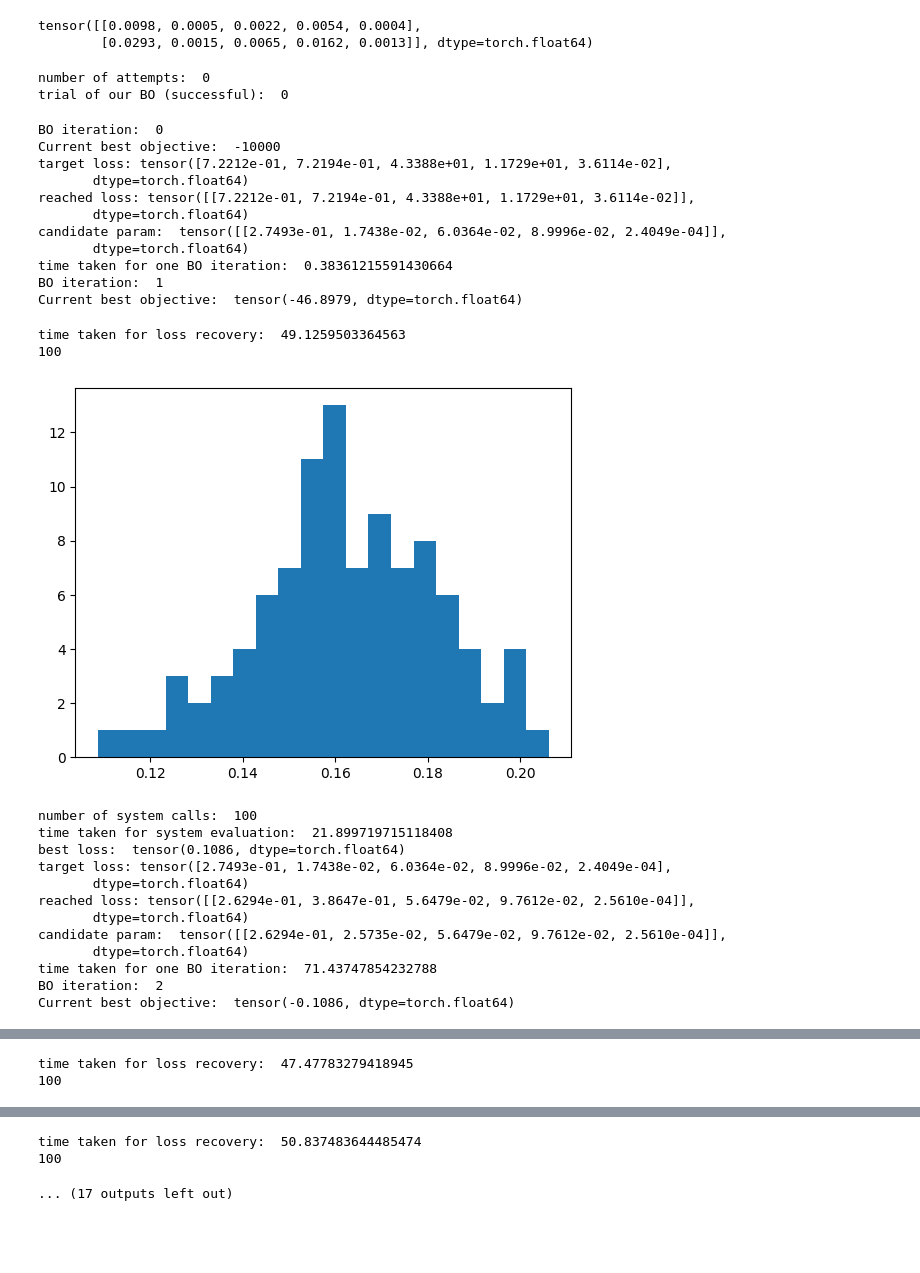
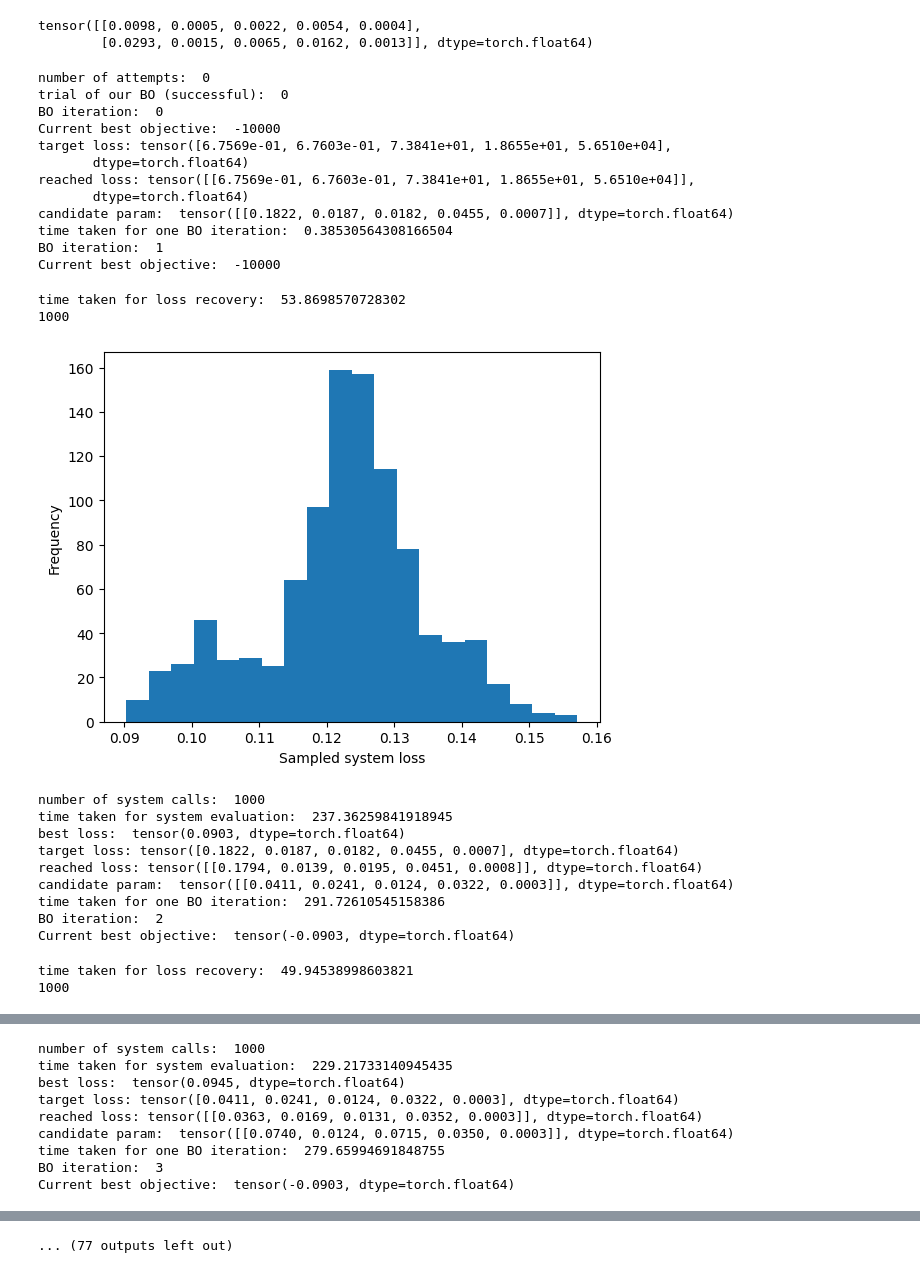
Before and after one commit to chenzhiliang94/AutoAI, a Jupyter notebook: Updated BO with NN.ipynb, the cells around one changed output, grey strips where cells are left out. Saved outputs shown, nothing was run; the diff lists cells and outputs as text; code cells hidden in the pictures; blank space fills up the shorter version.

```diff
--- a/Updated BO with NN.ipynb
+++ b/Updated BO with NN.ipynb
@@ -243,47 +261,45 @@ tensor([[0.0098, 0.0005, 0.0022, 0.0054, 0.0004],
 # %%
 our_bo_trial = 1
 loss_space_bo_all_trials = []
 #lower_bound_local_loss = np.array([[0.04690535], [4.3721084e-05], [0.00128291], [0.00230525], [0.01456002], [4.15571211e-05], [0.00304988], [0.00065909], [0.03127085], [0.11541819], [0.07509221], [0.0516401]]).flatten()l
 for x in range(50):
     print("number of attempts: ", x)
     print("trial of our BO (successful): ", len(loss_space_bo_all_trials))
     if len(loss_space_bo_all_trials) >= our_bo_trial:
         break
 
-    dg_nn.random_initialize_param(5)
+    dg_nn.random_initialize_param(15)
     bounds = torch.tensor([np.array(lower_bound_local_loss) * 1.1, np.array(lower_bound_local_loss) * 10])
-    all_best_losses_ours, best_param = BO_graph_local_loss(dg_nn, bounds, "nn_lookup", samples=100, iteration=10)
+    all_best_losses_ours, best_param = BO_graph_local_loss(dg_nn, bounds, "nn_lookup", samples=1000, iteration=30)
     loss_space_bo_all_trials.append(all_best_losses_ours)
 
 
 loss_space_bo_all_trials = np.array(loss_space_bo_all_trials)
 np.savetxt("result/mnist_testing.csv", loss_space_bo_all_trials)
 # %% [output]
 number of attempts:  0
 trial of our BO (successful):  0
+BO iteration:  0
+Current best objective:  -10000
+target loss: tensor([6.7569e-01, 6.7603e-01, 7.3841e+01, 1.8655e+01, 5.6510e+04],
+       dtype=torch.float64)
+reached loss: tensor([[6.7569e-01, 6.7603e-01, 7.3841e+01, 1.8655e+01, 5.6510e+04]],
+       dtype=torch.float64)
+candidate param:  tensor([[0.1822, 0.0187, 0.0182, 0.0455, 0.0007]], dtype=torch.float64)
+time taken for one BO iteration:  0.38530564308166504
+BO iteration:  1
+Current best objective:  -10000
-BO iteration:  0
-Current best objective:  -10000
-target loss: tensor([7.2212e-01, 7.2194e-01, 4.3388e+01, 1.1729e+01, 3.6114e-02],
-       dtype=torch.float64)
-reached loss: tensor([[7.2212e-01, 7.2194e-01, 4.3388e+01, 1.1729e+01, 3.6114e-02]],
-       dtype=torch.float64)
-candidate param:  tensor([[2.7493e-01, 1.7438e-02, 6.0364e-02, 8.9996e-02, 2.4049e-04]],
-       dtype=torch.float64)
-time taken for one BO iteration:  0.38361215591430664
-BO iteration:  1
-Current best objective:  tensor(-46.8979, dtype=torch.float64)
+time taken for loss recovery:  53.8698570728302
+1000
+[figure, new version]
-time taken for loss recovery:  49.1259503364563
-100
+number of system calls:  1000
+time taken for system evaluation:  237.36259841918945
+best loss:  tensor(0.0903, dtype=torch.float64)
+target loss: tensor([0.1822, 0.0187, 0.0182, 0.0455, 0.0007], dtype=torch.float64)
+reached loss: tensor([[0.1794, 0.0139, 0.0195, 0.0451, 0.0008]], dtype=torch.float64)
+candidate param:  tensor([[0.0411, 0.0241, 0.0124, 0.0322, 0.0003]], dtype=torch.float64)
+time taken for one BO iteration:  291.72610545158386
+BO iteration:  2
+Current best objective:  tensor(-0.0903, dtype=torch.float64)
-[figure, old version]
-number of system calls:  100
-time taken for system evaluation:  21.899719715118408
-best loss:  tensor(0.1086, dtype=torch.float64)
-target loss: tensor([2.7493e-01, 1.7438e-02, 6.0364e-02, 8.9996e-02, 2.4049e-04],
-       dtype=torch.float64)
-reached loss: tensor([[2.6294e-01, 3.8647e-01, 5.6479e-02, 9.7612e-02, 2.5610e-04]],
-       dtype=torch.float64)
-candidate param:  tensor([[2.6294e-01, 2.5735e-02, 5.6479e-02, 9.7612e-02, 2.5610e-04]],
-       dtype=torch.float64)
-time taken for one BO iteration:  71.43747854232788
-BO iteration:  2
-Current best objective:  tensor(-0.1086, dtype=torch.float64)
+time taken for loss recovery:  49.94538998603821
+1000
@@ -290,2 +307,9 @@ Current best objective:  tensor(-0.1086, dtype=torch.float64)
-time taken for loss recovery:  47.47783279418945
-100
+number of system calls:  1000
+time taken for system evaluation:  229.21733140945435
+best loss:  tensor(0.0945, dtype=torch.float64)
+target loss: tensor([0.0411, 0.0241, 0.0124, 0.0322, 0.0003], dtype=torch.float64)
+reached loss: tensor([[0.0363, 0.0169, 0.0131, 0.0352, 0.0003]], dtype=torch.float64)
+candidate param:  tensor([[0.0740, 0.0124, 0.0715, 0.0350, 0.0003]], dtype=torch.float64)
+time taken for one BO iteration:  279.65994691848755
+BO iteration:  3
+Current best objective:  tensor(-0.0903, dtype=torch.float64)
@@ -317,5 +331,3 @@ Current best objective:  tensor(-0.1086, dtype=torch.float64)
-time taken for loss recovery:  50.837483644485474
-100
+... (77 outputs left out)
-... (17 outputs left out)
 # %%
 print(x)
```
Also changed, not shown: parts of 8 cells of this notebook, 13 other files.
